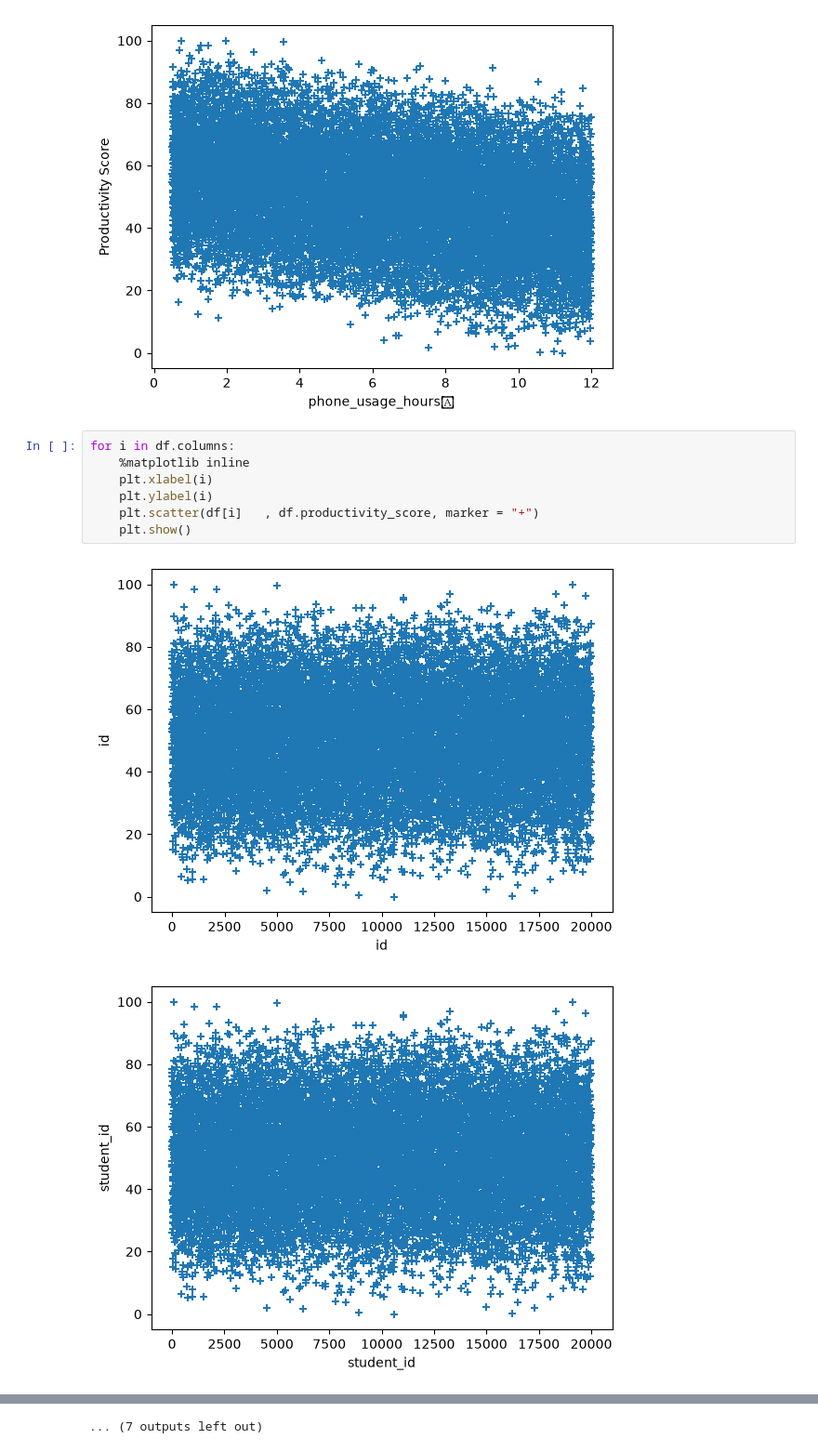
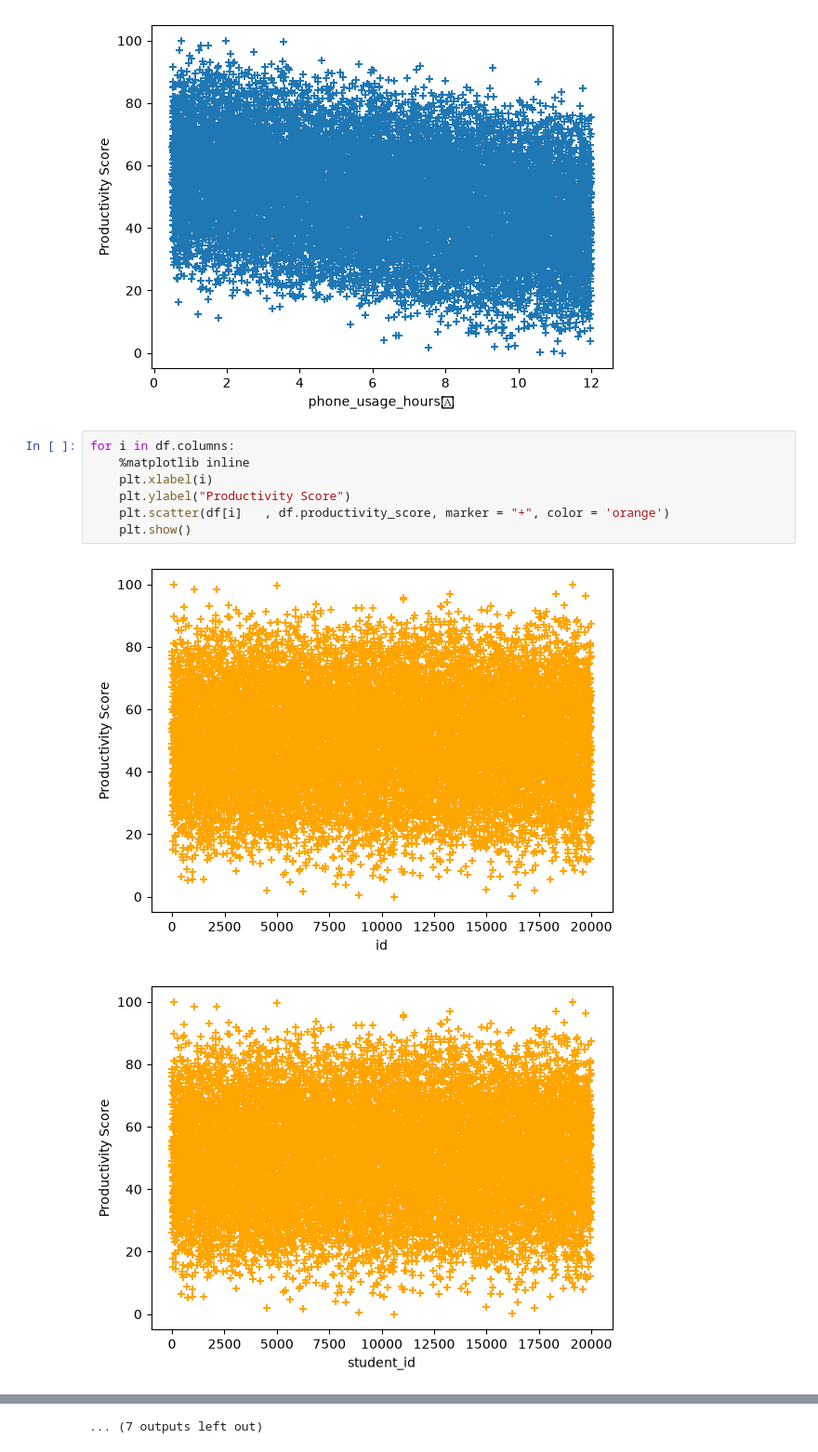
Before and after one commit to Kiyana2/Machine-Learning-Lab, a Jupyter notebook: Fast_API/Student_Productivity_prediction/Student_productivity.ipynb, the cells around one changed output, grey strips where cells are left out. Shown at 93% size. Drawn from its saved outputs; the diff is of its cells as text.

```diff
--- a/Fast_API/Student_Productivity_prediction/Student_productivity.ipynb
+++ b/Fast_API/Student_Productivity_prediction/Student_productivity.ipynb
@@ -164,10 +166,10 @@ plt.scatter(df.phone_usage_hours	, df.productivity_score, marker = "+")
 # %%
 for i in df.columns:
     %matplotlib inline
     plt.xlabel(i)
-    plt.ylabel(i)
-    plt.scatter(df[i]	, df.productivity_score, marker = "+")
+    plt.ylabel("Productivity Score")
+    plt.scatter(df[i]	, df.productivity_score, marker = "+", color = 'orange')
     plt.show()
 # %% [output]
-[figure, old version]
+[figure, new version]
-[figure, old version]
+[figure, new version]
```
Also changed, not shown: parts of 19 cells of this notebook, 2 other files.
